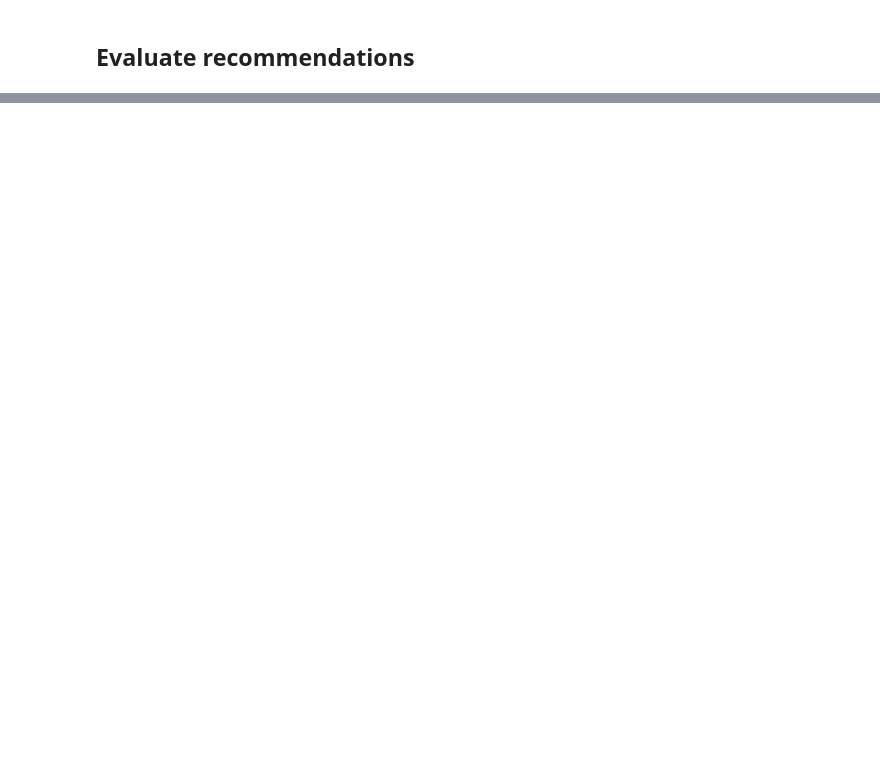
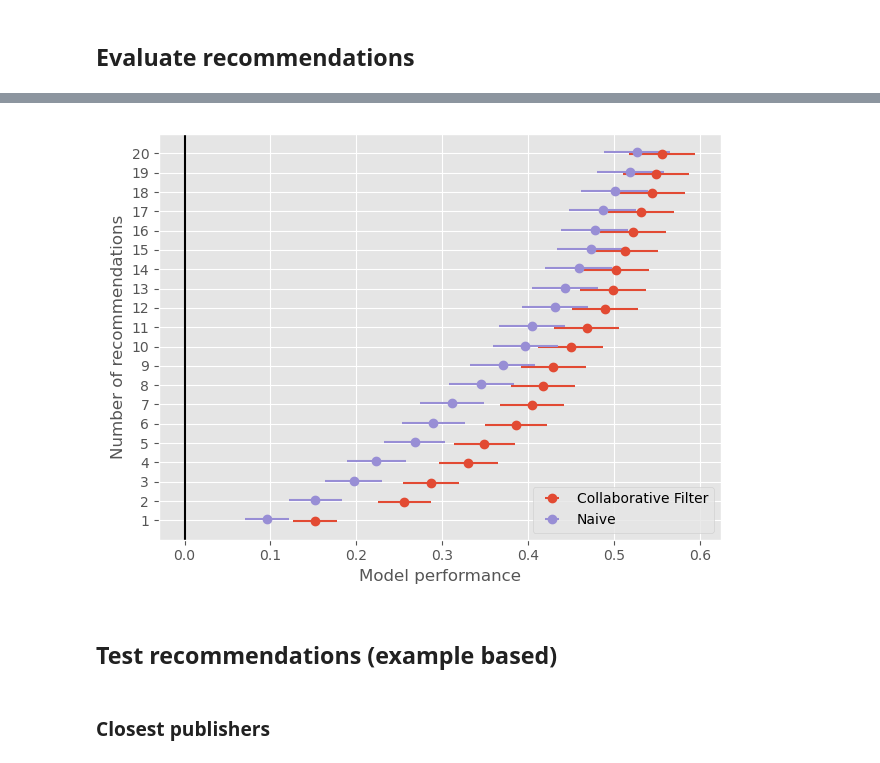
Before and after one commit to alexmoehring/PrivacyPenalties, a Jupyter notebook: scripts/twitter_recommendations.ipynb, the cells around one changed output, grey strips where cells are left out. Drawn from its saved outputs; the diff is of its cells as text; code cells hidden in the pictures; blank space fills up the shorter version.

```diff
--- a/scripts/twitter_recommendations.ipynb
+++ b/scripts/twitter_recommendations.ipynb
@@ -147,6 +167,14 @@ print(long_df.shape)
 # %%
-model = implicit.als.AlternatingLeastSquares(factors=20)
-model.fit(sparse_df)
+als_model = implicit.als.AlternatingLeastSquares(factors=20, iterations=100, calculate_training_loss=True)
+als_model.fit(sparse_df)
+# %%
+bay_model = implicit.bpr.BayesianPersonalizedRanking(factors=20, iterations=10)
+bay_model.fit(sparse_df)
+# %%
+logistic_model = implicit.lmf.LogisticMatrixFactorization(factors=20, iterations=1000, neg_prop=10)
+logistic_model.fit(sparse_df)
+# %%
+model = als_model
 # %%
 users = long_df.user.unique()
 print(long_df.head())
@@ -234,3 +251,24 @@ Covariance Type:            nonrobust
 
 Notes:
 [1] Standard Errors assume that the covariance matrix of the errors is correctly specified.
+# %%
+
+coefs = pd.DataFrame(columns=['Estimate', 'SE', 'group', 'n'])
+for n in range(1, 21):
+    mod = evaluate_model(model=model, num_recs=n)
+    for el in mod.params.index:
+        row_ix = len(coefs)
+        coefs.loc[row_ix, 'Estimate'] = mod.params[el]
+        coefs.loc[row_ix, 'SE'] = mod.bse[el]
+        coefs.loc[row_ix, 'n'] = n
+        coefs.loc[row_ix, 'group'] = el
+coefs.index = coefs.n
+coefs.group = coefs.group.apply(lambda v: v.split('[')[-1].replace(']', '').replace('_', ' ').title())
+ResearchTools.ChartTools.plot_coefs(coefs=coefs, fn='./temp/model_performance.png', xlabel='Model performance', ylabel='Number of recommendations')
+Image(filename=('./temp/model_performance.png'))
+# %% [output]
+[figure, added]
+# %% [markdown]
+## Test recommendations (example based)
+# %% [markdown]
+### Closest publishers
```
Also changed, not shown: parts of 10 cells of this notebook, 11 other files.
